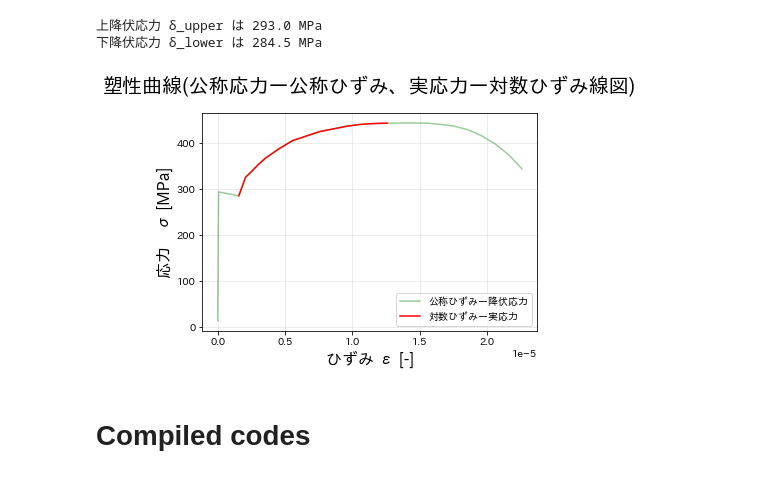
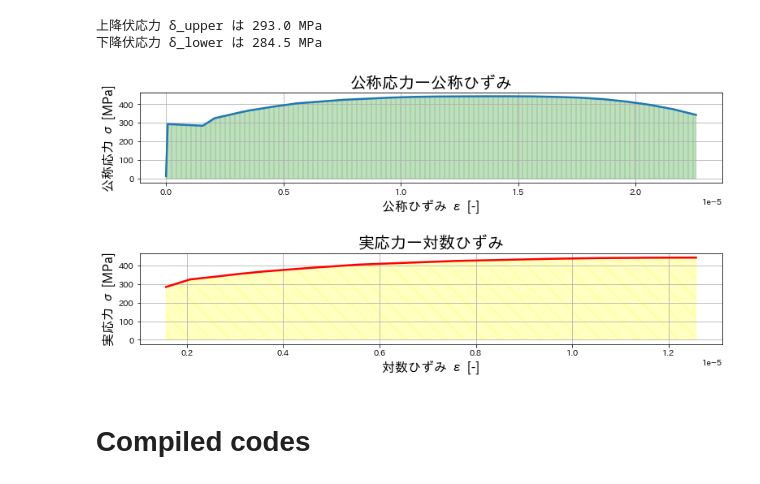
Before and after one commit to aimanamri/mechanicalEngineering, a Jupyter notebook: tensile-test.ipynb, the cells around one changed output. Cells and saved outputs as stored; diff of their text form; code cells hidden in the pictures.

Commit message:
Edit the graph visualization for the test
- Save figure as jpg file
- Display df1 dataframe

```diff
--- a/tensile-test.ipynb
+++ b/tensile-test.ipynb
@@ -216,26 +217,34 @@ print(f'下降伏応力 δ_lower は 284.5 MPa')
 上降伏応力 δ_upper は 293.0 MPa
 下降伏応力 δ_lower は 284.5 MPa
 # %%
-x1=hippari["nominal_strain"] #  x軸
-y1=hippari["nominal_stress_MPa"] # y軸
+x1=hippari["nominal_strain"]
+y1=hippari["nominal_stress_MPa"]
 x2=hippari2["log_strain"]
 y2=hippari2["true_stress_MPa"]
+plt.figure(figsize=(12,6))
 
-plt.grid(True,alpha=0.3)
-plt.plot(x1,y1,'g',label="公称ひずみー降伏応力",alpha=0.4)
-plt.plot(x2,y2,'r',label="対数ひずみー実応力")
-plt.title("塑性曲線(公称応力ー公称ひずみ、実応力ー対数ひずみ線図)",fontsize=20,pad=20)
-plt.xlabel('ひずみ ε [-]', fontsize=16)
-plt.ylabel('応力　σ [MPa]', fontsize=16)
-plt.legend()
+# plot for engineering stress- engineering strain diagram
+plt.subplot(2,1,1)
+plt.plot(x1,y1,linewidth=2.5)
+plt.fill_between(x1,y1,color='green',hatch='||',alpha=0.25)
+plt.title("公称応力ー公称ひずみ",fontsize=20)
+plt.xlabel('公称ひずみ ε [-]', fontsize=16)
+plt.ylabel('公称応力 σ [MPa]', fontsize=16)
+plt.grid()
+
+# plot for true stress- logarithmic strain diagram
+plt.tight_layout(pad = 5.0)
+plt.subplot(2,1,2)
+plt.plot(x2,y2,'r',linewidth=2.5)
+plt.fill_between(x2,y2,color='yellow',hatch='\\',alpha=0.25)
+plt.title('実応力ー対数ひずみ',fontsize=20)
+plt.xlabel('対数ひずみ ε [-]', fontsize=16)
+plt.ylabel('実応力 σ [MPa]', fontsize=16)
+plt.grid()
+plt.savefig("stressstrain_diagram.jpg", dpi=150)
 plt.show()
-
-# #obtain m (slope) and b(intercept) of linear regression line
-# m, b = np.polyfit(x, y, 1)
-# #add linear regression line to scatterplot
-# plt.plot(x, m*x+b,'--')
 # %% [output]
-[figure, old version]
+[figure, new version]
 # %% [markdown]
 # Compiled codes
 # %%
```
Also changed, not shown: parts of 2 cells of this notebook, 1 other file.
